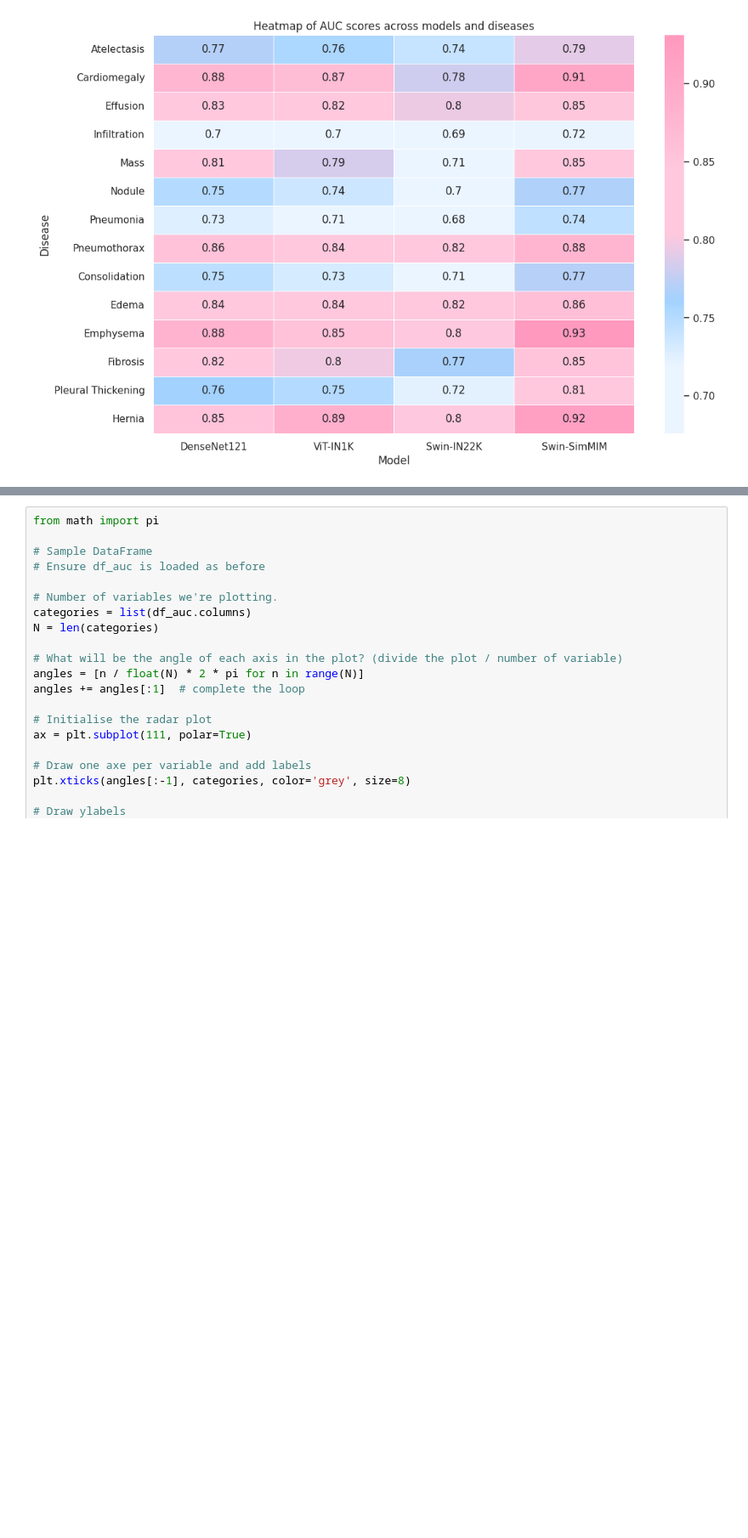
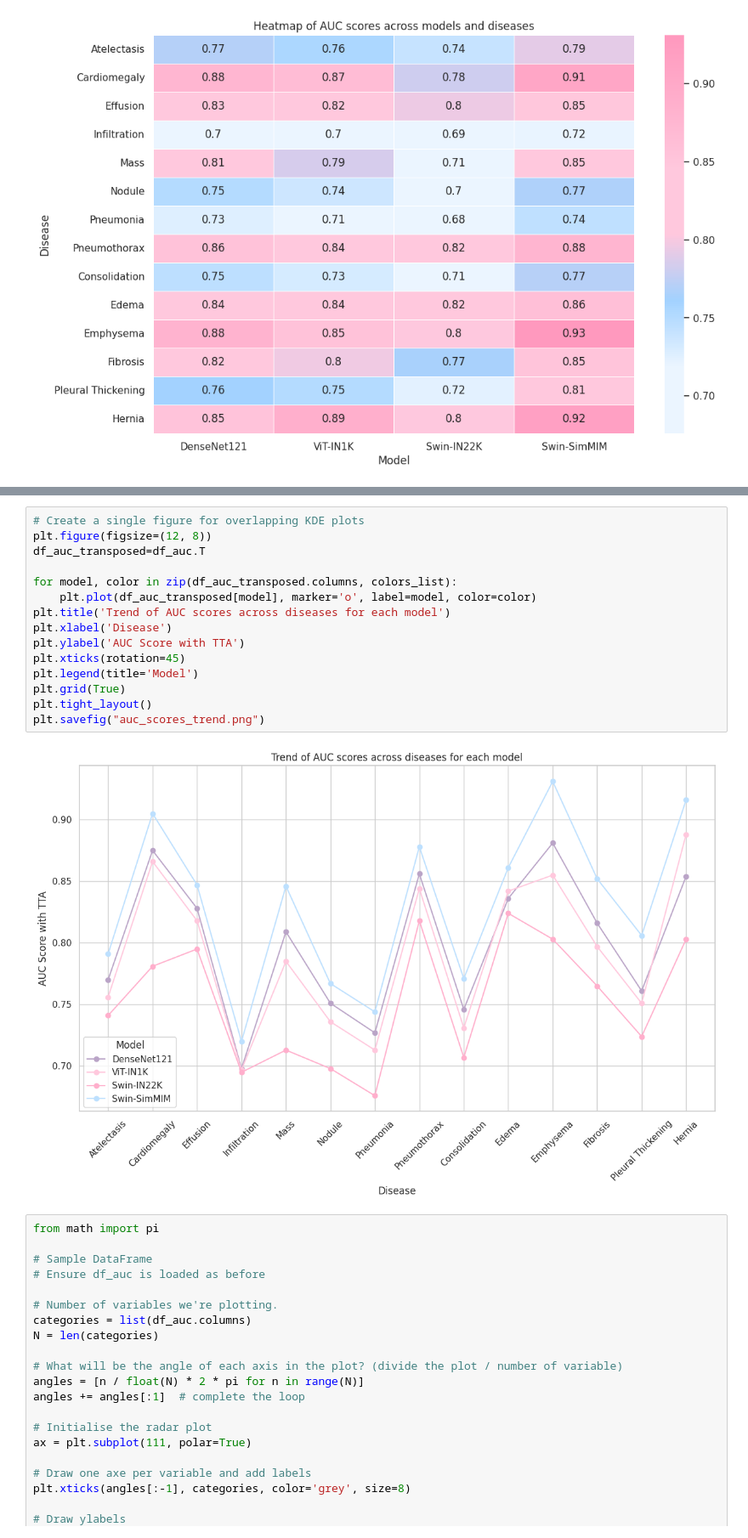
Before and after one commit to taheeraahmed/master-thesis, a Jupyter notebook: 01-multi-label/notebook/evaluation/comparing-results-auc-iou.ipynb, the cells around one changed output, grey strips where cells are left out. Shown at 85% size. Saved outputs shown, nothing was run; the diff lists cells and outputs as text; blank space fills up the shorter version.

```diff
--- a/01-multi-label/notebook/evaluation/comparing-results-auc-iou.ipynb
+++ b/01-multi-label/notebook/evaluation/comparing-results-auc-iou.ipynb
@@ -219,3 +213,20 @@ AttributeError: 'DataFrame' object has no attribute 'sort'
+# %%
+# Create a single figure for overlapping KDE plots
+plt.figure(figsize=(12, 8))
+df_auc_transposed=df_auc.T
+
+for model, color in zip(df_auc_transposed.columns, colors_list):
+    plt.plot(df_auc_transposed[model], marker='o', label=model, color=color)
+plt.title('Trend of AUC scores across diseases for each model')
+plt.xlabel('Disease')
+plt.ylabel('AUC Score with TTA')
+plt.xticks(rotation=45)
+plt.legend(title='Model')
+plt.grid(True)
+plt.tight_layout()
+plt.savefig("auc_scores_trend.png")
+# %% [output]
+[figure, added]
 # %%
 from math import pi
 
```
Also changed, not shown: parts of 12 cells of this notebook, 1 other file.
